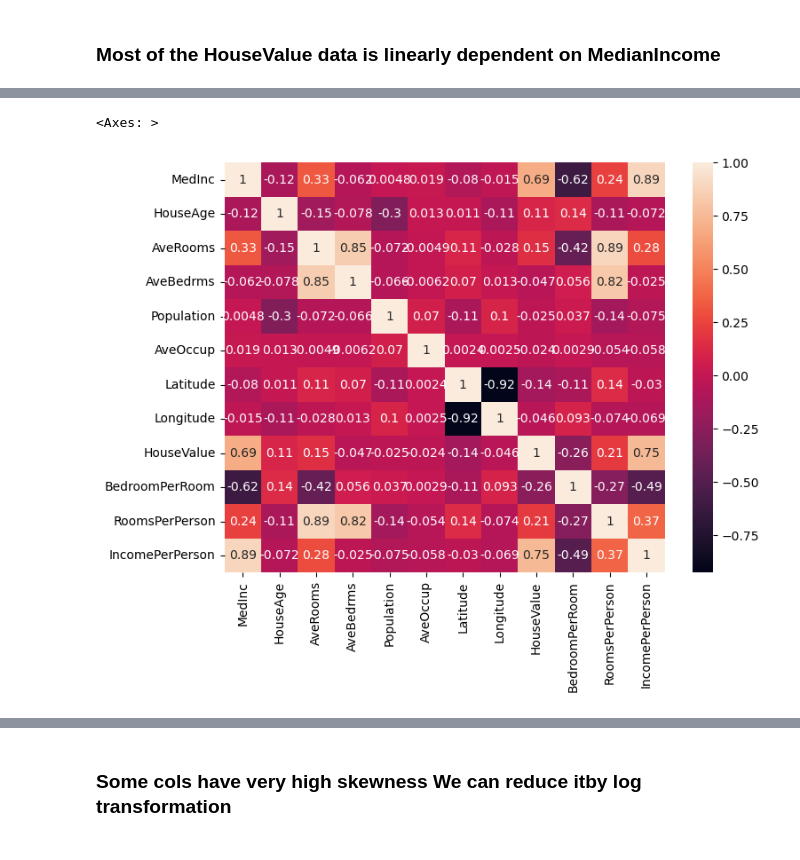
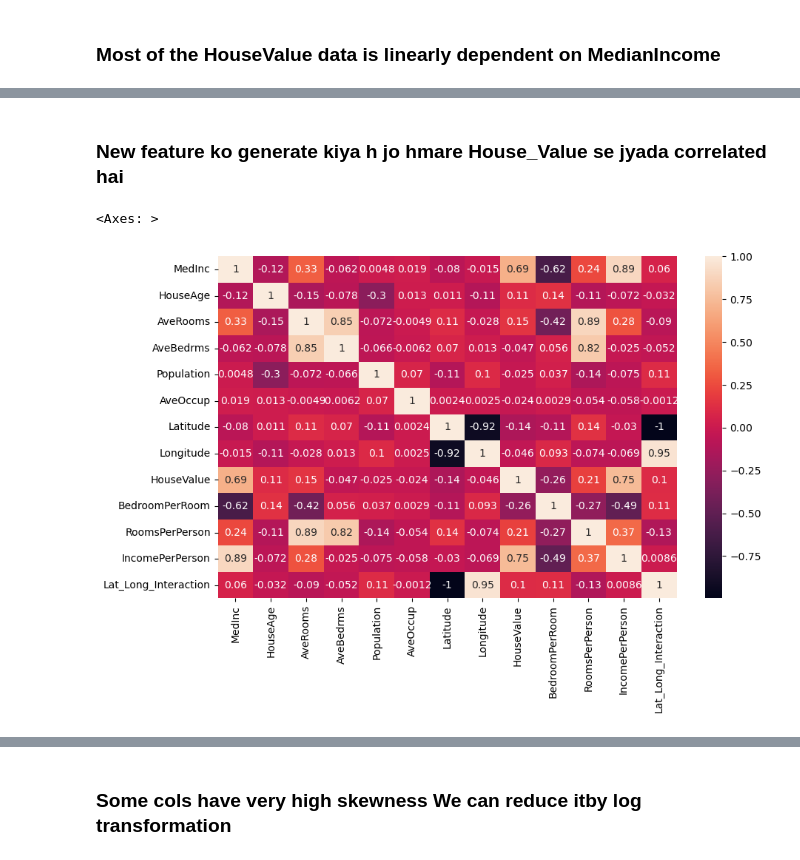
Before and after one commit to amanverma-98/TASK_2-ML-ALGO, a Jupyter notebook: california.ipynb, the cells around one changed output, grey strips where cells are left out. Cells and saved outputs as stored; diff of their text form; code cells hidden in the pictures.

```diff
--- a/california.ipynb
+++ b/california.ipynb
@@ -144,12 +151,15 @@ sns.scatterplot(data = df , x = 'MedInc' , y = 'HouseValue')
 df['BedroomPerRoom'] = df['AveBedrms']/df['AveRooms']
 df['RoomsPerPerson'] = df['AveRooms']/df['AveOccup']
 df['IncomePerPerson'] = df['MedInc']/df['AveOccup']
+df['Lat_Long_Interaction'] = df['Latitude'] * df['Longitude']
+# %% [markdown]
+### New feature ko generate kiya h jo hmare House_Value se jyada correlated hai
 # %%
-plt.figure(figsize=(8,6))
+plt.figure(figsize=(10,6))
 sns.heatmap(df.corr() , annot = True)
 # %% [output]
 <Axes: >
-[figure, old version]
+[figure, new version]
 # %%
 df.skew()
 # %% [output]
```
Also changed, not shown: parts of 26 cells of this notebook.
